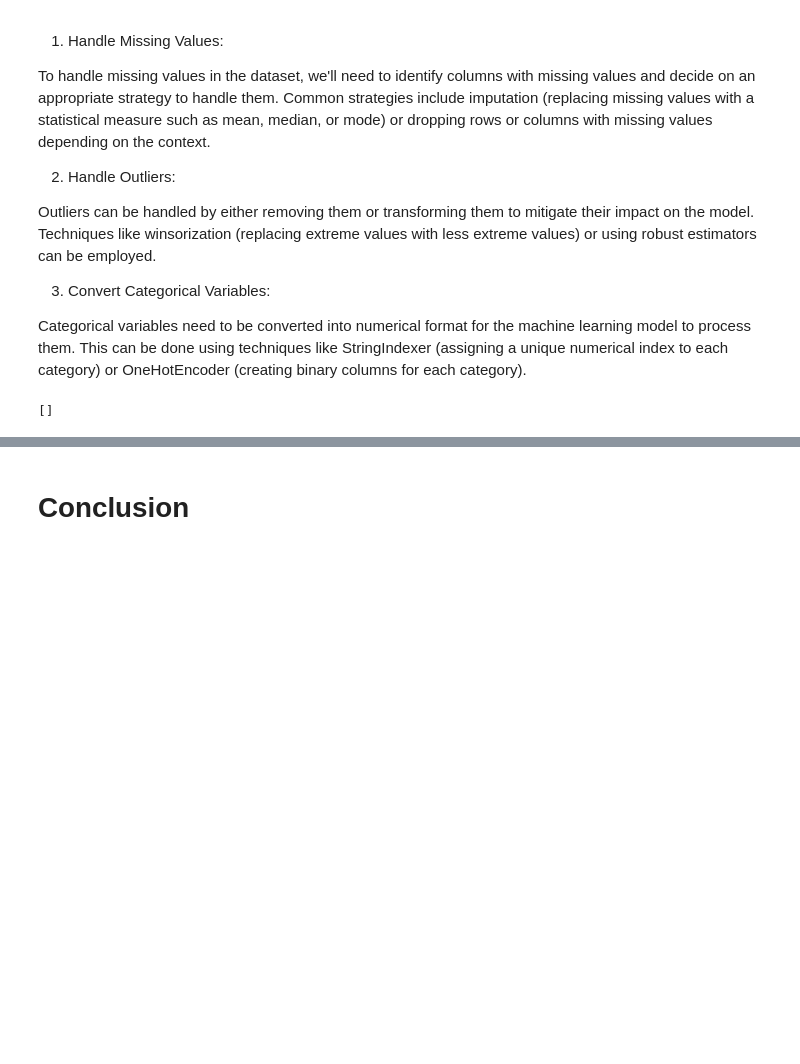
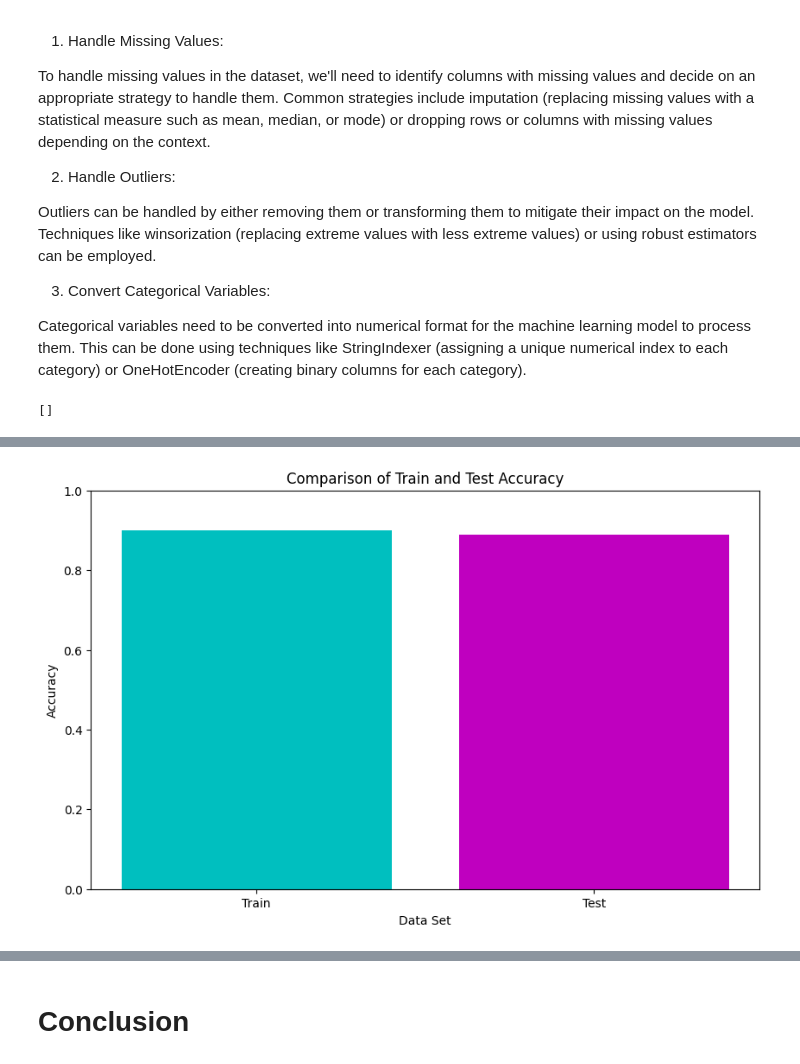
Before and after one commit to Ayushx29/Financial-Forecasting-Frontier-Distributed-Machine-Learning, a Jupyter notebook: Financial_Forecasting_Frontier.ipynb, the cells around one changed output, grey strips where cells are left out. Cells and saved outputs as stored; diff of their text form; code cells hidden in the pictures; blank space fills up the shorter version.

```diff
--- a/Financial_Forecasting_Frontier.ipynb
+++ b/Financial_Forecasting_Frontier.ipynb
@@ -1277,0 +1671,17 @@ Answer Here.
+# %%
+# Visualize the comparison of train and test accuracy
+metrics = pd.DataFrame({
+    'Data Set': ['Train', 'Test'],
+    'Accuracy': [train_accuracy, test_accuracy]
+})
+
+# Plot the comparison
+plt.figure(figsize=(10, 6))
+plt.bar(metrics['Data Set'], metrics['Accuracy'], color=['c', 'm'])
+plt.ylim(0, 1)
+plt.xlabel('Data Set')
+plt.ylabel('Accuracy')
+plt.title('Comparison of Train and Test Accuracy')
+plt.show()
+# %% [output]
+[figure, added]
```
Also changed, not shown: parts of 348 cells of this notebook.
